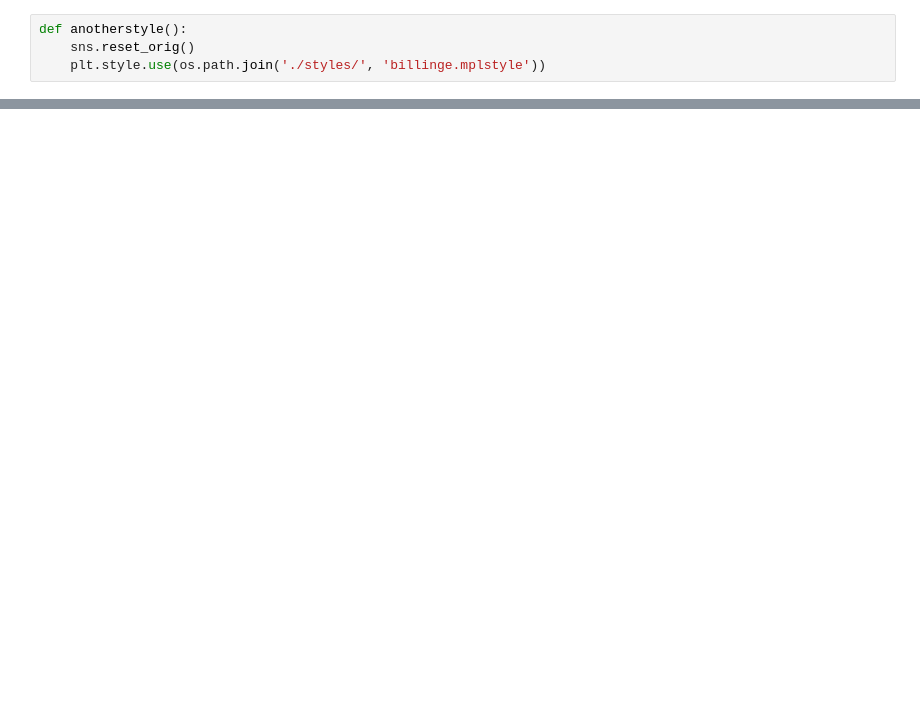
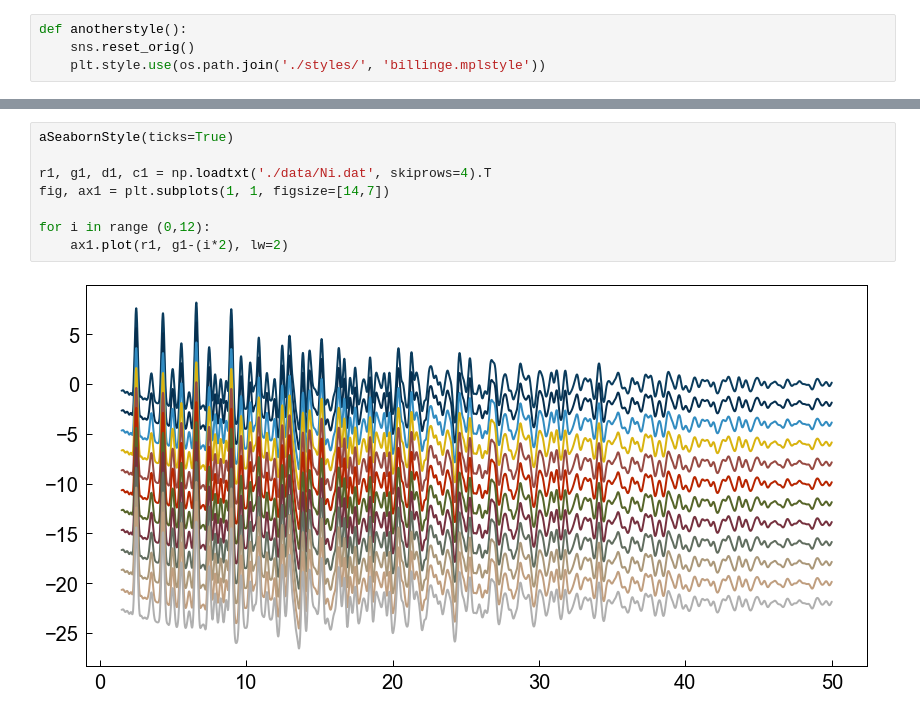
Before and after one commit to pdfttp/styles, a Jupyter notebook: billinge_figs_refining.ipynb, the cells around one changed output, grey strips where cells are left out. Drawn from its saved outputs; the diff is of its cells as text; blank space fills up the shorter version.

```diff
--- a/billinge_figs_refining.ipynb
+++ b/billinge_figs_refining.ipynb
@@ -179,0 +79,10 @@ sns.set
+# %%
+aSeabornStyle(ticks=True)
+
+r1, g1, d1, c1 = np.loadtxt('./data/Ni.dat', skiprows=4).T
+fig, ax1 = plt.subplots(1, 1, figsize=[14,7])
+
+for i in range (0,12):
+    ax1.plot(r1, g1-(i*2), lw=2)
+# %% [output]
+[figure, added]
```
Also changed, not shown: parts of 22 cells of this notebook, 2 other files.
